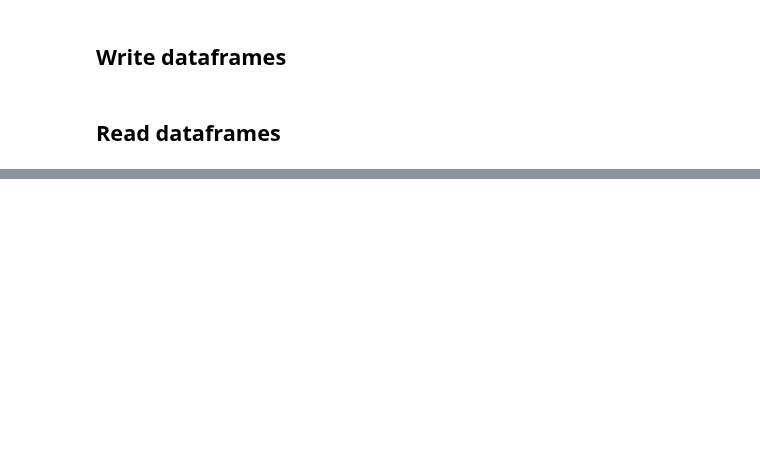
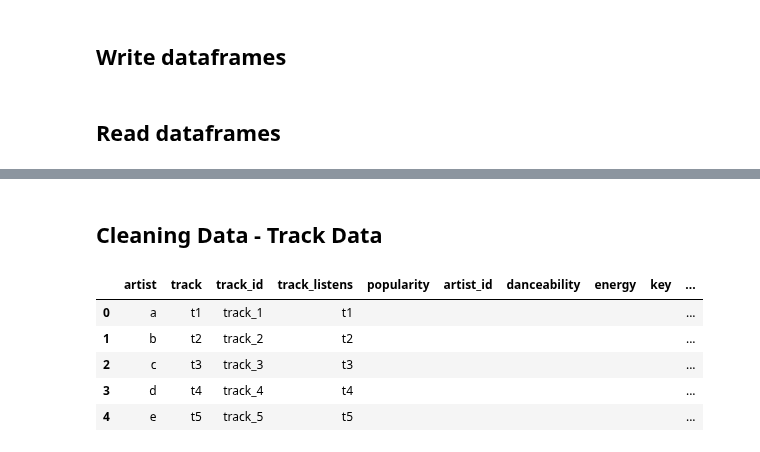
Before and after one commit to cjcdwburger/UOL_DSM020_CW2, a Jupyter notebook: CW2.ipynb, the cells around one changed output, grey strips where cells are left out. Cells and saved outputs as stored; diff of their text form; code cells hidden in the pictures; blank space fills up the shorter version.

Commit message:
started adding test suite for track dataframes

```diff
--- a/CW2.ipynb
+++ b/CW2.ipynb
@@ -1349,0 +1360,2 @@ print('> cleaned artists_df:\t', len(clean_artists_dataframe(
+# %% [markdown]
+## Cleaning Data - Track Data
@@ -1349,0 +1485,13 @@ print('> cleaned artists_df:\t', len(clean_artists_dataframe(
+# %%
+
+clean_tracks_dataframe(
+    mock_tracks_base_df,
+    clean_track=True
+).head()
+# %% [output]
+|  | artist | track | track_id | track_listens | popularity | artist_id | danceability | energy | key | ... |
+| 0 | a | t1 | track_1 | t1 |  |  |  |  |  | ... |
+| 1 | b | t2 | track_2 | t2 |  |  |  |  |  | ... |
+| 2 | c | t3 | track_3 | t3 |  |  |  |  |  | ... |
+| 3 | d | t4 | track_4 | t4 |  |  |  |  |  | ... |
+| 4 | e | t5 | track_5 | t5 |  |  |  |  |  | ... |
```
Also changed, not shown: parts of 11 cells of this notebook.
